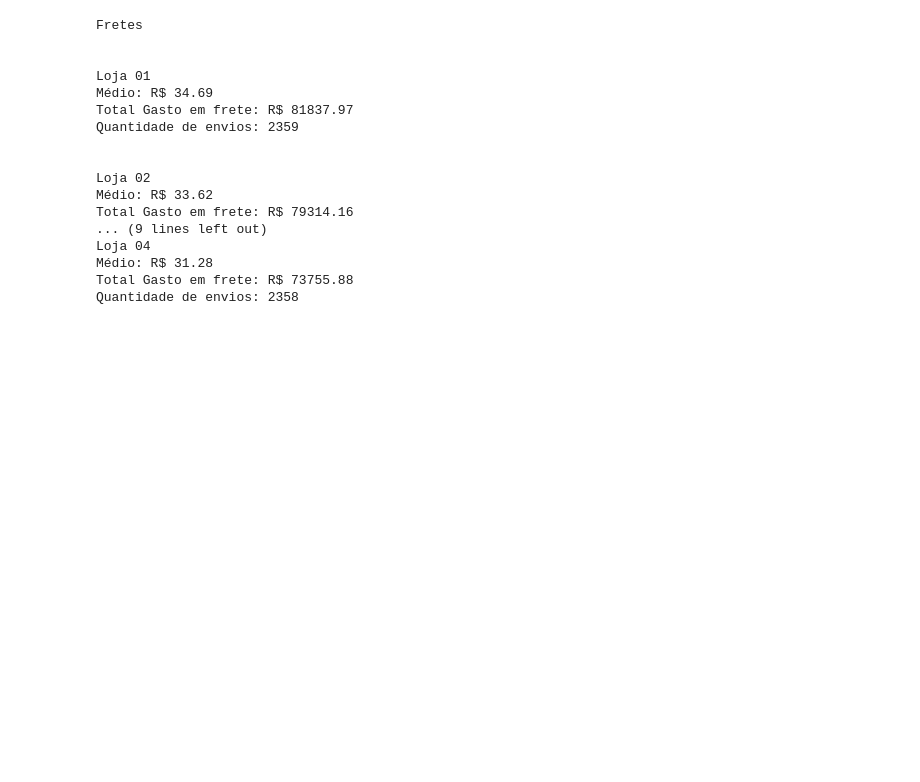
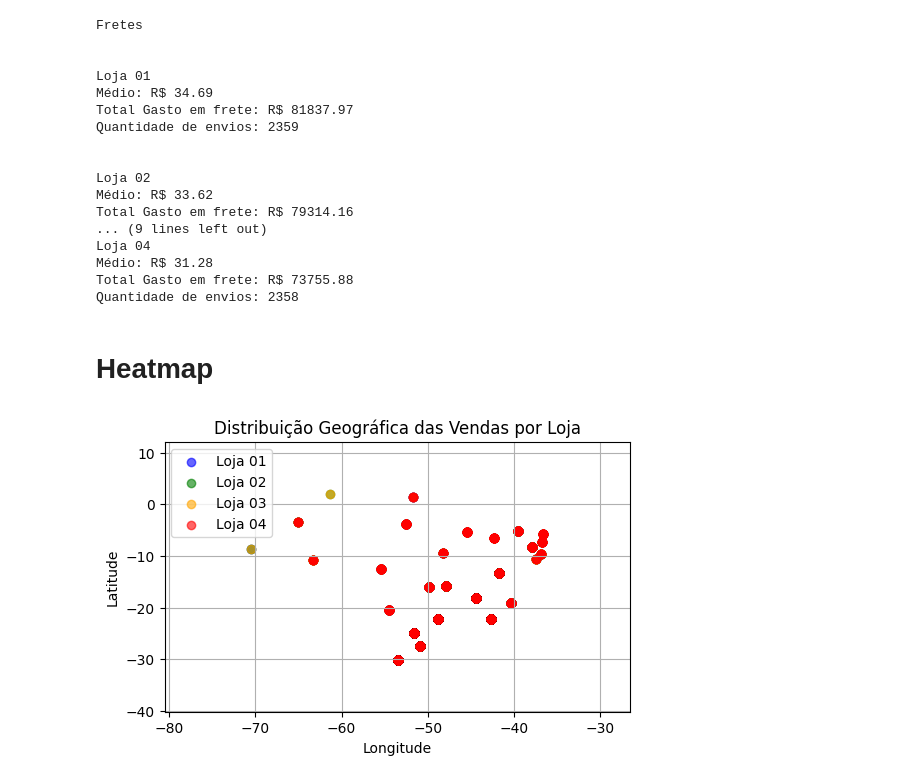
Before and after one commit to ElsCorporation/ChallengeAlluraStore, a Jupyter notebook: AluraStoreBrEdinhoLima.ipynb, the cells around one changed output. Cells and saved outputs as stored; diff of their text form; code cells hidden in the pictures; blank space fills up the shorter version.

Commit message:
Adição de Heatmap

```diff
--- a/AluraStoreBrEdinhoLima.ipynb
+++ b/AluraStoreBrEdinhoLima.ipynb
@@ -293,3 +289,27 @@ Loja 04
 Médio: R$ 31.28
 Total Gasto em frete: R$ 73755.88
 Quantidade de envios: 2358
+# %% [markdown]
+# Heatmap
+# %%
+plt.figure(figsize=(6, 3.5))
+
+plt.scatter(loja['lon'], loja['lat'], alpha=0.6, label='Loja 01', color='blue')
+plt.scatter(loja2['lon'], loja2['lat'], alpha=0.6, label='Loja 02', color='green')
+plt.scatter(loja3['lon'], loja3['lat'], alpha=0.6, label='Loja 03', color='orange')
+plt.scatter(loja4['lon'], loja4['lat'], alpha=0.6, label='Loja 04', color='red')
+
+plt.xlim(min(loja['lon'].min(), loja2['lon'].min(), loja3['lon'].min(), loja4['lon'].min()) - 10,
+         max(loja['lon'].max(), loja2['lon'].max(), loja3['lon'].max(), loja4['lon'].max()) + 10)
+
+plt.ylim(min(loja['lat'].min(), loja2['lat'].min(), loja3['lat'].min(), loja4['lat'].min()) - 10,
+         max(loja['lat'].max(), loja2['lat'].max(), loja3['lat'].max(), loja4['lat'].max()) + 10)
+
+plt.title('Distribuição Geográfica das Vendas por Loja')
+plt.xlabel('Longitude')
+plt.ylabel('Latitude')
+plt.legend()
+plt.grid(True)
+plt.show()
+# %% [output]
+[figure, added]
```
Also changed, not shown: parts of 2 cells of this notebook.
